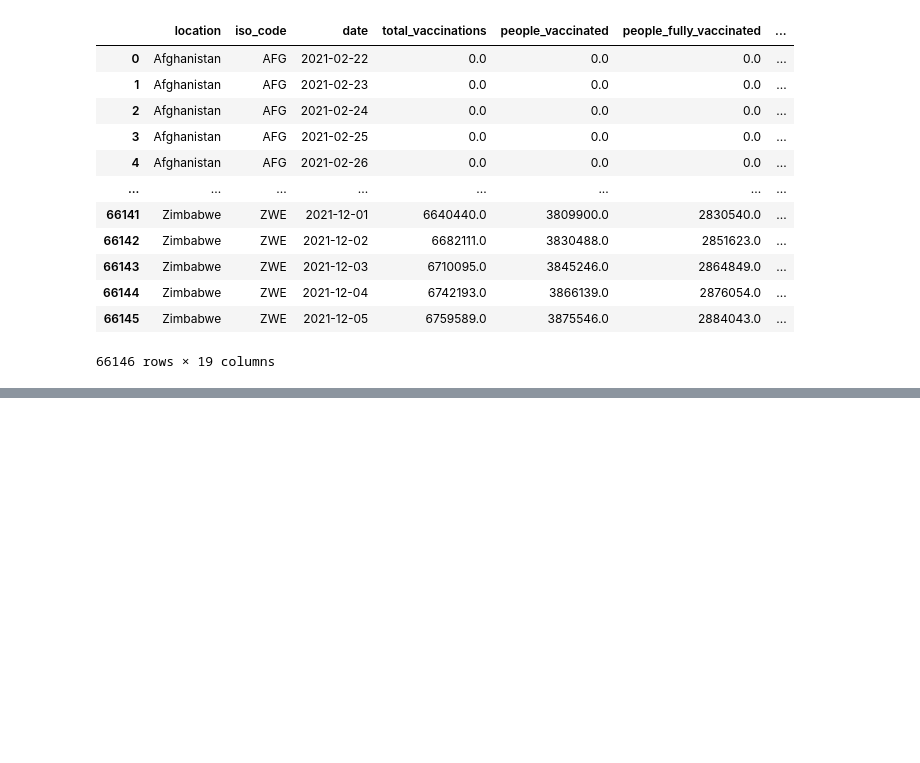
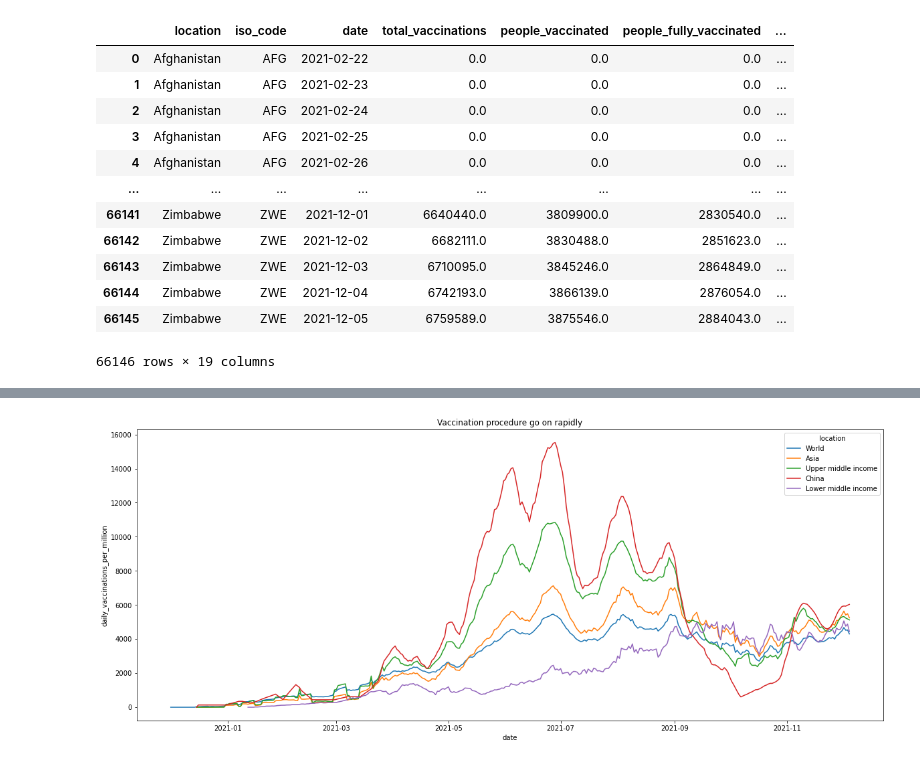
Before and after one commit to augustinexu/2021Fall_finals, a Jupyter notebook: final.ipynb, the cells around one changed output, grey strips where cells are left out. Saved outputs shown, nothing was run; the diff lists cells and outputs as text; code cells hidden in the pictures; blank space fills up the shorter version.

```diff
--- a/final.ipynb
+++ b/final.ipynb
@@ -150,0 +187,12 @@ dtype: float64
+# %%
+countries = df.groupby('location')['total_vaccinations'].max().sort_values(ascending= False)[:5].index
+
+top_countries = pd.DataFrame(columns= df.columns)
+for country in countries:
+    top_countries = top_countries.append(df.loc[df['location'] == country])
+# %%
+plt.figure(figsize=(20,8))
+sns.lineplot(top_countries['date'], top_countries['daily_vaccinations_per_million'], hue= top_countries['location'], ci= False)
+plt.title('Vaccination procedure go on rapidly');
+# %% [output]
+[figure, added]
```
Also changed, not shown: parts of 8 cells of this notebook.
